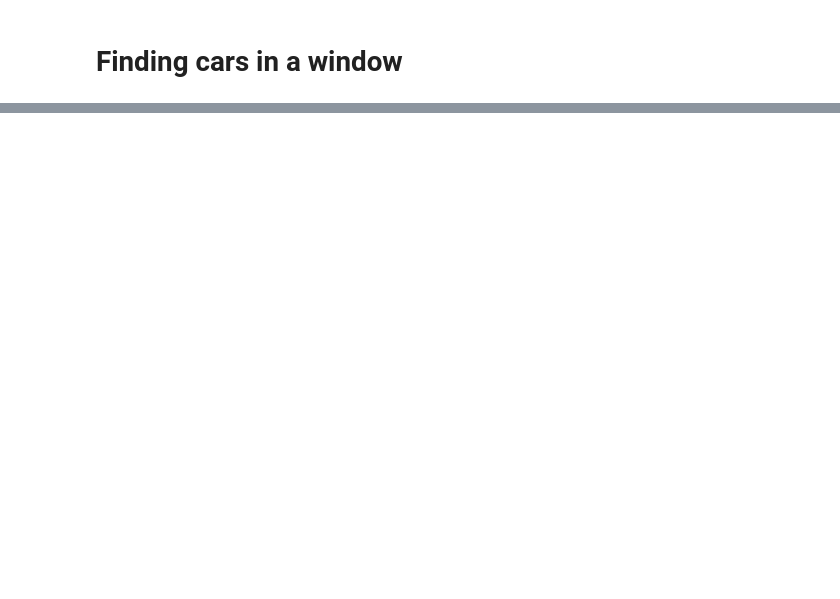
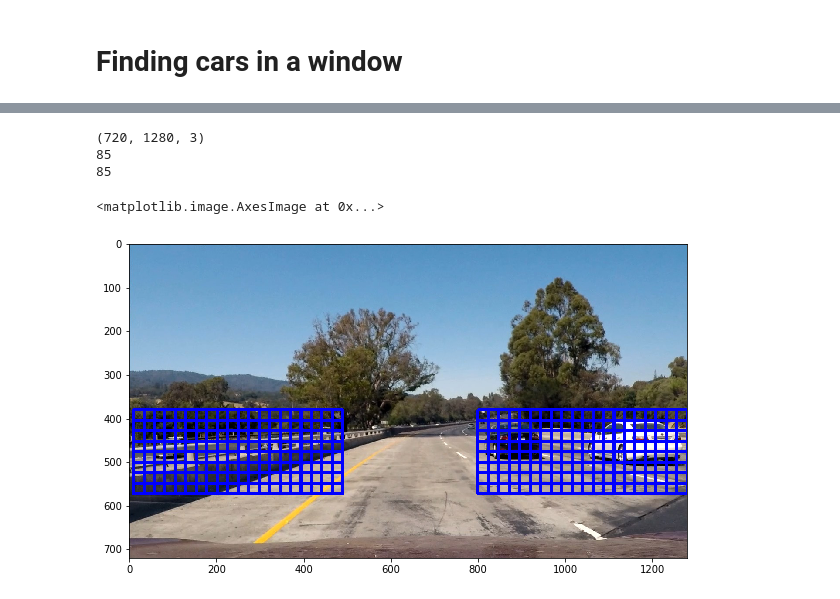
Before and after one commit to ahmadesh/CarND-Vehicle-Detection, a Jupyter notebook: Project.ipynb, the cells around one changed output, grey strips where cells are left out. Drawn from its saved outputs; the diff is of its cells as text; code cells hidden in the pictures; blank space fills up the shorter version.

```diff
--- a/Project.ipynb
+++ b/Project.ipynb
@@ -276,0 +295,19 @@ plt.imshow(draw_boxes(test_img, rects))
+# %%
+test_img = mpimg.imread('./test_images/test1.jpg')
+print(test_img.shape)
+
+rects1 = find_cars(test_img, 380, 580, 800, 1280, 1.5, 2, vis=True)
+print(len(rects1))
+
+rects2 = find_cars(test_img, 380, 580, 10, 490, 1.5, 2, vis=True)
+print(len(rects2))
+plt.figure(figsize=(10,10))
+img1 = draw_boxes(test_img, rects1)
+img2 = draw_boxes(img1, rects2)
+plt.imshow(img2)
+# %% [output]
+(720, 1280, 3)
+85
+85
+<matplotlib.image.AxesImage at 0x...>
+[figure, added]
```
Also changed, not shown: parts of 10 cells of this notebook.
